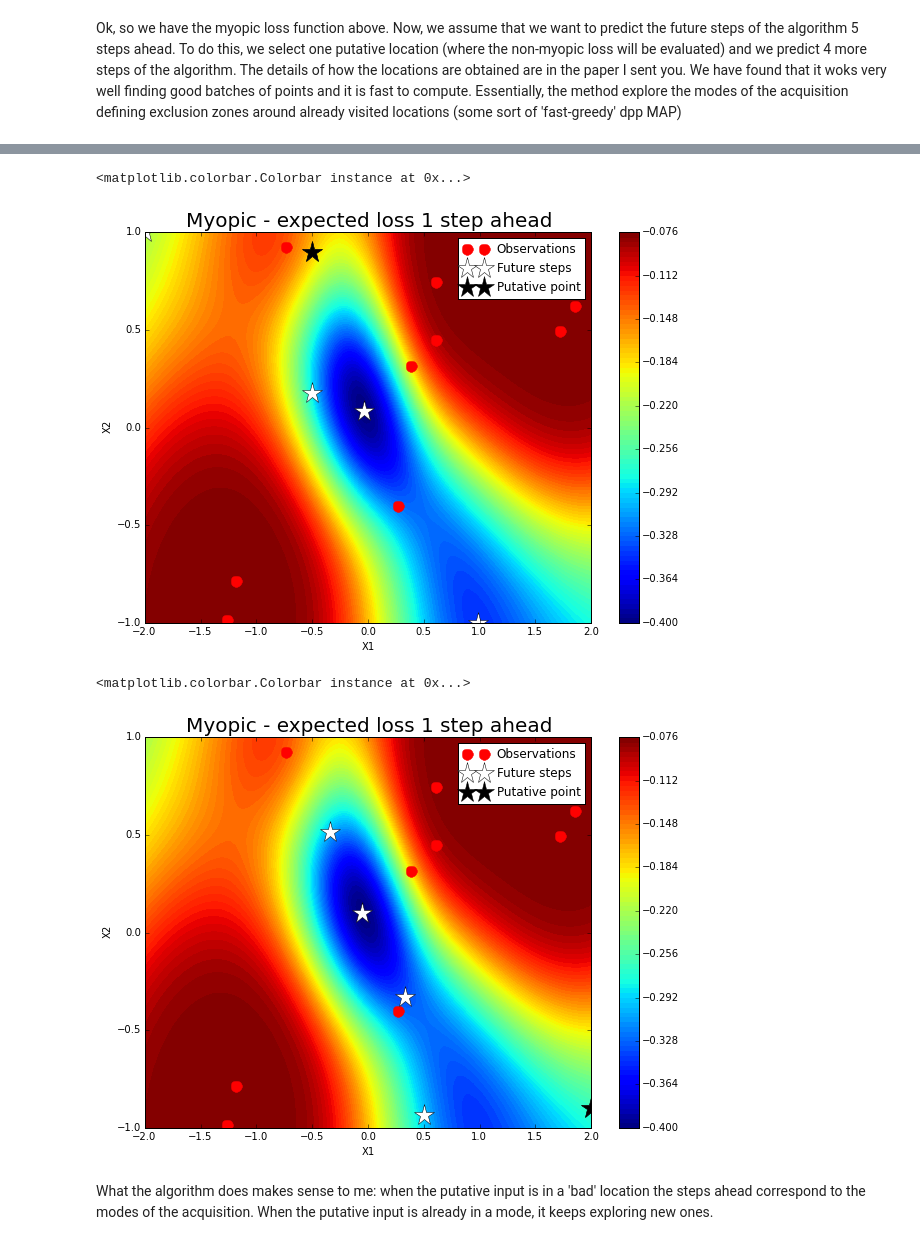
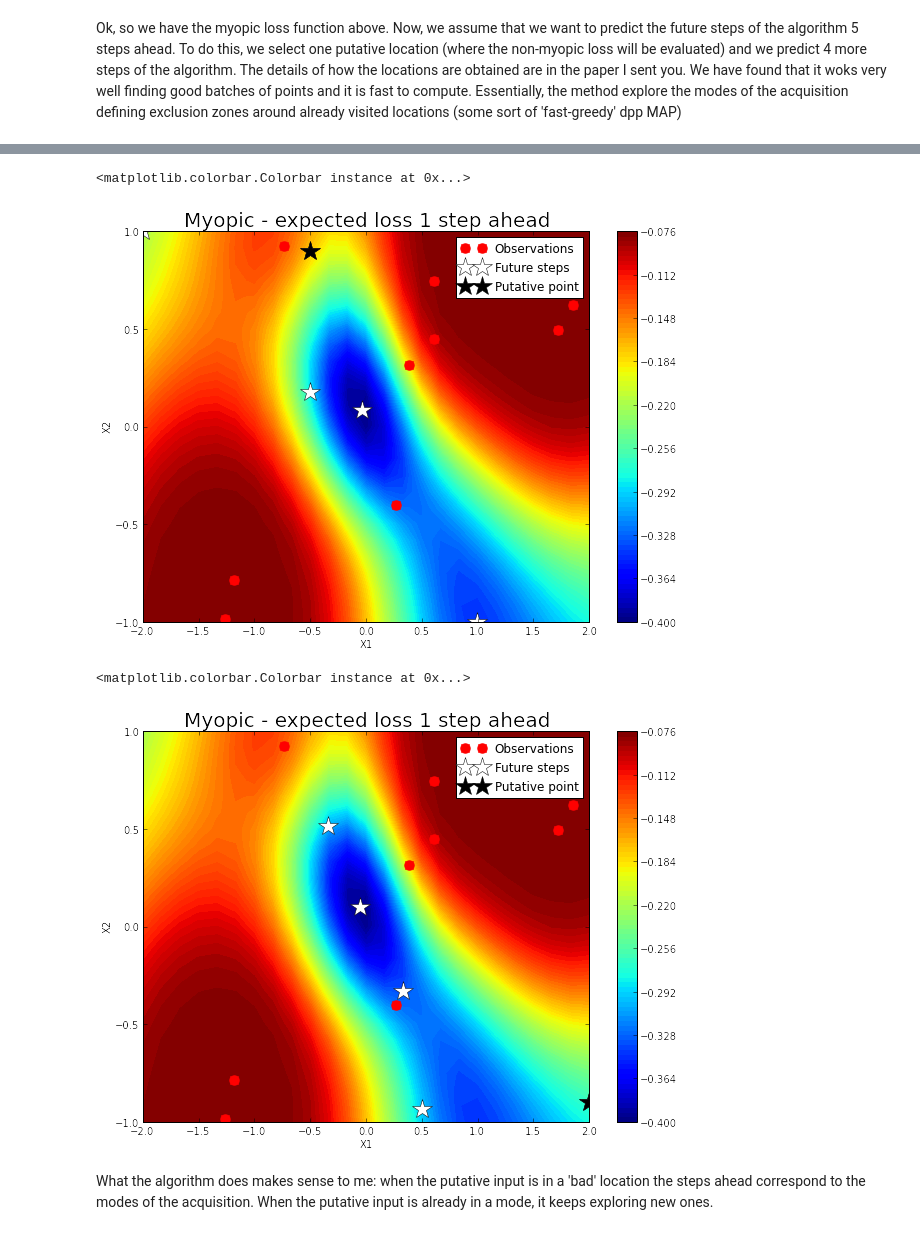
Before and after one commit to SheffieldML/bo_stepsahead, a Jupyter notebook: simulations/old/understanding_GLASSES_loss(notebooks)/understanding GLASSES.ipynb, the cells around one changed output, grey strips where cells are left out. Drawn from its saved outputs; the diff is of its cells as text; code cells hidden in the pictures.

```diff
--- a/simulations/old/understanding_GLASSES_loss(notebooks)/understanding GLASSES.ipynb
+++ b/simulations/old/understanding_GLASSES_loss(notebooks)/understanding GLASSES.ipynb
@@ -55,6 +55,6 @@ BO_glasses.model.plot()
 # %%
 # Plot myopic loss function
-n_grid = 100
+n_grid = 25
 X1 = np.linspace(bounds[0][0], bounds[0][1], n_grid)
 X2 = np.linspace(bounds[1][0], bounds[1][1], n_grid)
 x1, x2 = np.meshgrid(X1, X2)
@@ -180,34 +180,34 @@ plt.colorbar()
 # %%
 # Miopic loss function plus predicted locations starting at [-0.5,0.9]
 
 # set-up
 x_star = np.array([-0.5,0.9])
 
 expected_loss = BO_glasses.loss
 model = BO_glasses.model
 L = estimate_L(model,bounds)
 Min =estimate_Min(model,bounds)
 n_ahead = 5
 
 # predict the locations with the batch method
 predicted_locations = predict_locations(x_star, bounds, expected_loss, n_ahead, L, Min, model)
 
 # make the plot
 plt.figure(figsize=(10,7))
 plt.contourf(X1, X2, BO_glasses.loss.acquisition_function(X).reshape((n_grid,n_grid)),100)
-plt.plot(BO_glasses.model.X[:,0], BO_glasses.model.X[:,1], 'r.', markersize=22, label=u'Observations')
-plt.plot(predicted_locations[:,0], predicted_locations[:,1], 'w*', markersize=22, label=u'Future steps')
-plt.plot(predicted_locations[0,0], predicted_locations[0,1], 'k*', markersize=22, label=u'Putative point')
+plt.plot(BO_glasses.model.X[:,0], BO_glasses.model.X[:,1], 'r.', markersize=20, label=u'Observations')
+plt.plot(predicted_locations[:,0], predicted_locations[:,1], 'w*', markersize=20, label=u'Future steps')
+plt.plot(predicted_locations[0,0], predicted_locations[0,1], 'k*', markersize=20, label=u'Putative point')
 plt.legend()
 
 plt.xlabel('X1')
 plt.ylabel('X2')
 plt.title('Myopic - expected loss 1 step ahead',size=20)
 plt.axis((bounds[0][0],bounds[0][1],bounds[1][0],bounds[1][1]))
 plt.colorbar()
 # %% [output]
 <matplotlib.colorbar.Colorbar instance at 0x...>
-[figure, old version]
+[figure, new version]
 # %%
 # Miopic loss function plus predicted locations starting at [2,-0.9]
 
@@ -226,9 +226,9 @@ predicted_locations = predict_locations(x_star, bounds, expected_loss, n_ahead,
 # make the plot
 plt.figure(figsize=(10,7))
 plt.contourf(X1, X2, BO_glasses.loss.acquisition_function(X).reshape((n_grid,n_grid)),100)
-plt.plot(BO_glasses.model.X[:,0], BO_glasses.model.X[:,1], 'r.', markersize=22, label=u'Observations')
-plt.plot(predicted_locations[:,0], predicted_locations[:,1], 'w*', markersize=22, label=u'Future steps')
-plt.plot(predicted_locations[0,0], predicted_locations[0,1], 'k*', markersize=22, label=u'Putative point')
+plt.plot(BO_glasses.model.X[:,0], BO_glasses.model.X[:,1], 'r.', markersize=20, label=u'Observations')
+plt.plot(predicted_locations[:,0], predicted_locations[:,1], 'w*', markersize=20, label=u'Future steps')
+plt.plot(predicted_locations[0,0], predicted_locations[0,1], 'k*', markersize=20, label=u'Putative point')
 plt.legend()
 
 plt.xlabel('X1')
@@ -238,7 +238,7 @@ plt.axis((bounds[0][0],bounds[0][1],bounds[1][0],bounds[1][1]))
 plt.colorbar()
 # %% [output]
 <matplotlib.colorbar.Colorbar instance at 0x...>
-[figure, old version]
+[figure, new version]
 # %% [markdown]
 What the algorithm does makes sense to me: when the putative input is in a 'bad' location the steps ahead correspond to the modes of the acquisition. When the putative input is already in a mode, it keeps exploring new ones.
 # %% [markdown]
```
Also changed, not shown: parts of 12 cells of this notebook, 36 other files.
